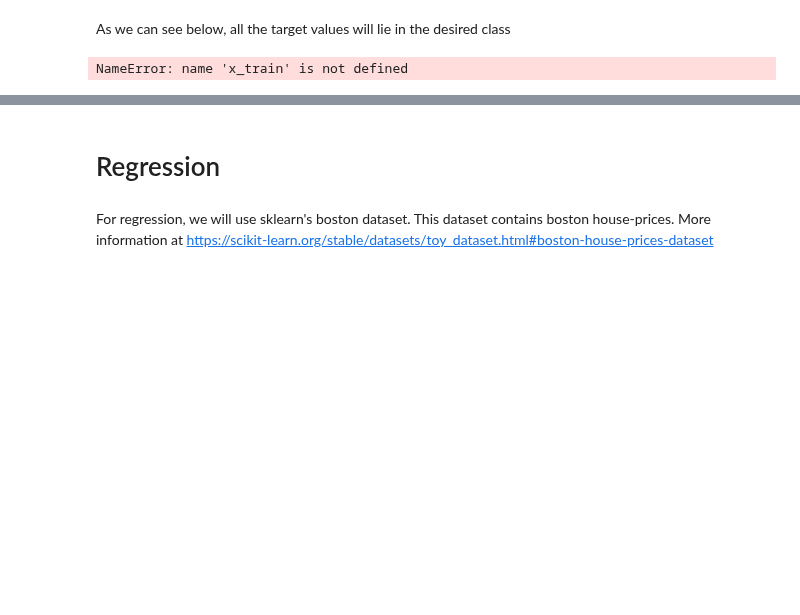
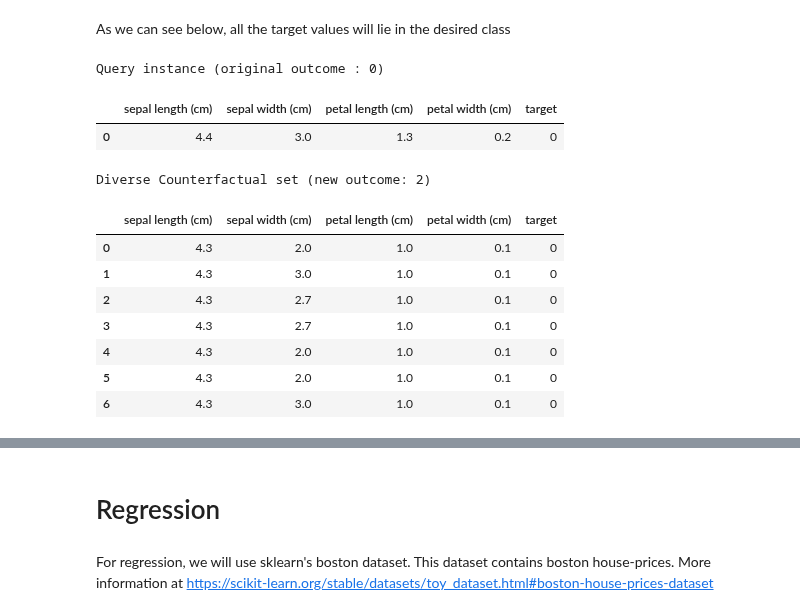
Before and after one commit to interpretml/DiCE, a Jupyter notebook: docs/source/notebooks/DiCE_multiclass_classification_and_regression.ipynb, the cells around one changed output, grey strips where cells are left out. Saved outputs shown, nothing was run; the diff lists cells and outputs as text; code cells hidden in the pictures; blank space fills up the shorter version.

Commit message:
Fixed notebook errors
Signed-off-by: Soundarya Krishnan <soundaryak4898@gmail.com>

```diff
--- a/docs/source/notebooks/DiCE_multiclass_classification_and_regression.ipynb
+++ b/docs/source/notebooks/DiCE_multiclass_classification_and_regression.ipynb
@@ -101,10 +99,21 @@ As we can see below, all the target values will lie in the desired class
 # %%
 # Single input
 query_instances_iris = x_train[2:3]
-genetic_iris = exp_genetic_iris.generate_counterfactuals(query_instances_iris, total_CFs=4, desired_class = 2)
+genetic_iris = exp_genetic_iris.generate_counterfactuals(query_instances_iris, total_CFs=7, desired_class = 2)
 genetic_iris.visualize_as_dataframe()
 # %% [output]
-NameError: name 'x_train' is not defined
+Query instance (original outcome : 0)
+|  | sepal length (cm) | sepal width (cm) | petal length (cm) | petal width (cm) | target |
+| 0 | 4.4 | 3.0 | 1.3 | 0.2 | 0 |
+Diverse Counterfactual set (new outcome: 2)
+|  | sepal length (cm) | sepal width (cm) | petal length (cm) | petal width (cm) | target |
+| 0 | 4.3 | 2.0 | 1.0 | 0.1 | 0 |
+| 1 | 4.3 | 3.0 | 1.0 | 0.1 | 0 |
+| 2 | 4.3 | 2.7 | 1.0 | 0.1 | 0 |
+| 3 | 4.3 | 2.7 | 1.0 | 0.1 | 0 |
+| 4 | 4.3 | 2.0 | 1.0 | 0.1 | 0 |
+| 5 | 4.3 | 2.0 | 1.0 | 0.1 | 0 |
+| 6 | 4.3 | 3.0 | 1.0 | 0.1 | 0 |
 # %%
 # Multiple queries can be given as input at once
 query_instances_iris = x_train[17:19]
```
Also changed, not shown: parts of 5 cells of this notebook, 4 other files.
